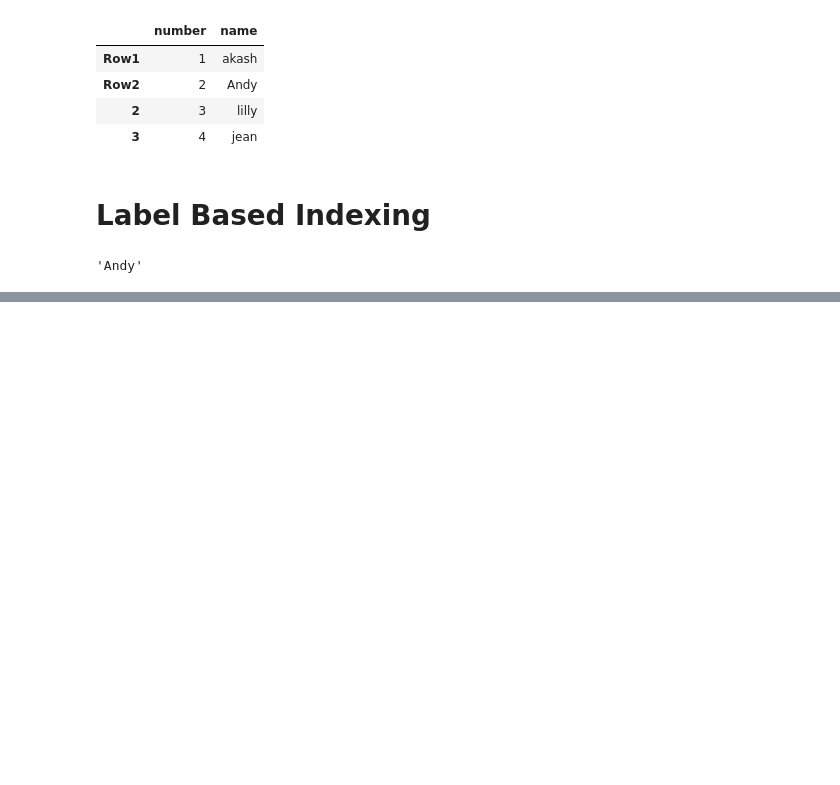
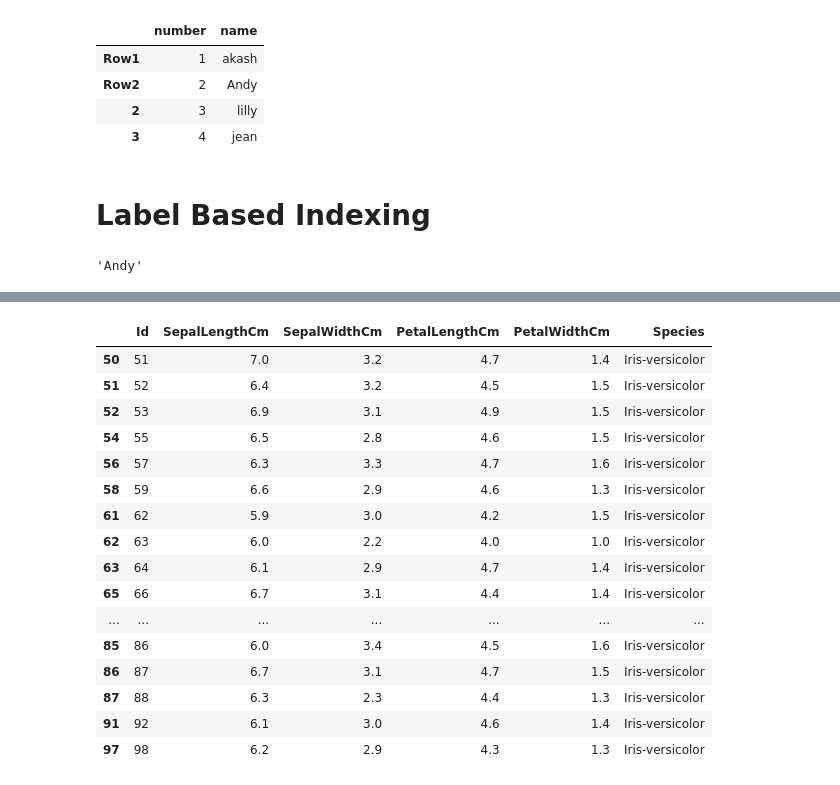
Before and after one commit to akashnarwal7/Python_files, a Jupyter notebook: Pandas.ipynb, the cells around one changed output, grey strips where cells are left out. Cells and saved outputs as stored; diff of their text form; code cells hidden in the pictures; blank space fills up the shorter version.

```diff
--- a/Pandas.ipynb
+++ b/Pandas.ipynb
@@ -388,0 +497,22 @@ Positional Based Indexing
+# %%
+# to use && ,|| ,! donot use them
+# rather use and ,not,or
+Data.query(" Species != 'Iris-virginica' and  SepalLengthCm >5.8 ")
+# %% [output]
+|  | Id | SepalLengthCm | SepalWidthCm | PetalLengthCm | PetalWidthCm | Species |
+| 50 | 51 | 7.0 | 3.2 | 4.7 | 1.4 | Iris-versicolor |
+| 51 | 52 | 6.4 | 3.2 | 4.5 | 1.5 | Iris-versicolor |
+| 52 | 53 | 6.9 | 3.1 | 4.9 | 1.5 | Iris-versicolor |
+| 54 | 55 | 6.5 | 2.8 | 4.6 | 1.5 | Iris-versicolor |
+| 56 | 57 | 6.3 | 3.3 | 4.7 | 1.6 | Iris-versicolor |
+| 58 | 59 | 6.6 | 2.9 | 4.6 | 1.3 | Iris-versicolor |
+| 61 | 62 | 5.9 | 3.0 | 4.2 | 1.5 | Iris-versicolor |
+| 62 | 63 | 6.0 | 2.2 | 4.0 | 1.0 | Iris-versicolor |
+| 63 | 64 | 6.1 | 2.9 | 4.7 | 1.4 | Iris-versicolor |
+| 65 | 66 | 6.7 | 3.1 | 4.4 | 1.4 | Iris-versicolor |
+| ... | ... | ... | ... | ... | ... | ... |
+| 85 | 86 | 6.0 | 3.4 | 4.5 | 1.6 | Iris-versicolor |
+| 86 | 87 | 6.7 | 3.1 | 4.7 | 1.5 | Iris-versicolor |
+| 87 | 88 | 6.3 | 2.3 | 4.4 | 1.3 | Iris-versicolor |
+| 91 | 92 | 6.1 | 3.0 | 4.6 | 1.4 | Iris-versicolor |
+| 97 | 98 | 6.2 | 2.9 | 4.3 | 1.3 | Iris-versicolor |
```
Also changed, not shown: parts of 29 cells of this notebook.
